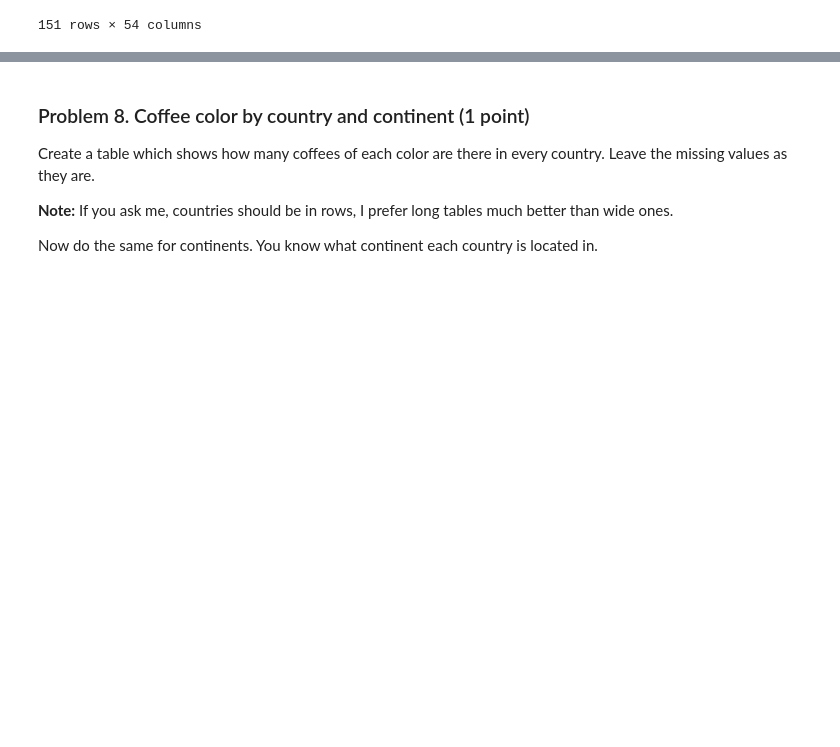
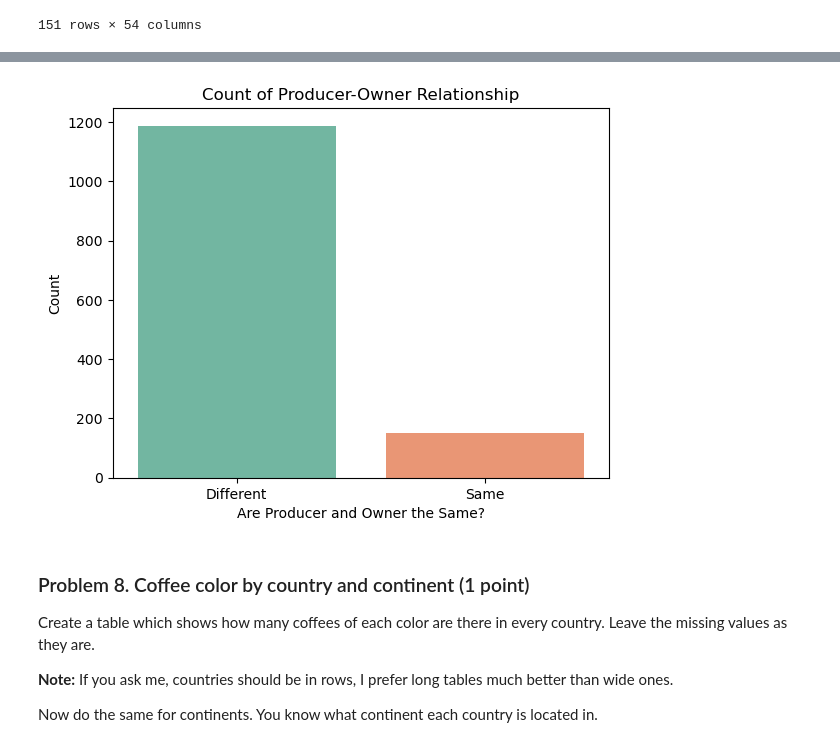
Before and after one commit to i11g/Data-Tidying, a Jupyter notebook: Data Tidying and Cleaning Lab.ipynb, the cells around one changed output, grey strips where cells are left out. Saved outputs shown, nothing was run; the diff lists cells and outputs as text; code cells hidden in the pictures; blank space fills up the shorter version.

```diff
--- a/Data Tidying and Cleaning Lab.ipynb
+++ b/Data Tidying and Cleaning Lab.ipynb
@@ -813,3 +832,12 @@ The data show that in 151 case the producers and the owners are the same. So in
+# %%
+sns.countplot(data=coffe_index, x="relation", hue="relation", palette="Set2", legend=False)
+plt.title("Count of Producer-Owner Relationship")
+plt.xlabel("Are Producer and Owner the Same?")
+plt.ylabel("Count")
+plt.xticks([0, 1], ["Different", "Same"])
+plt.show()
+# %% [output]
+[figure, added]
 # %% [markdown]
 ### Problem 8. Coffee color by country and continent (1 point)
 Create a table which shows how many coffees of each color are there in every country. Leave the missing values as they are.
```
Also changed, not shown: parts of 32 cells of this notebook, 1 other file.
